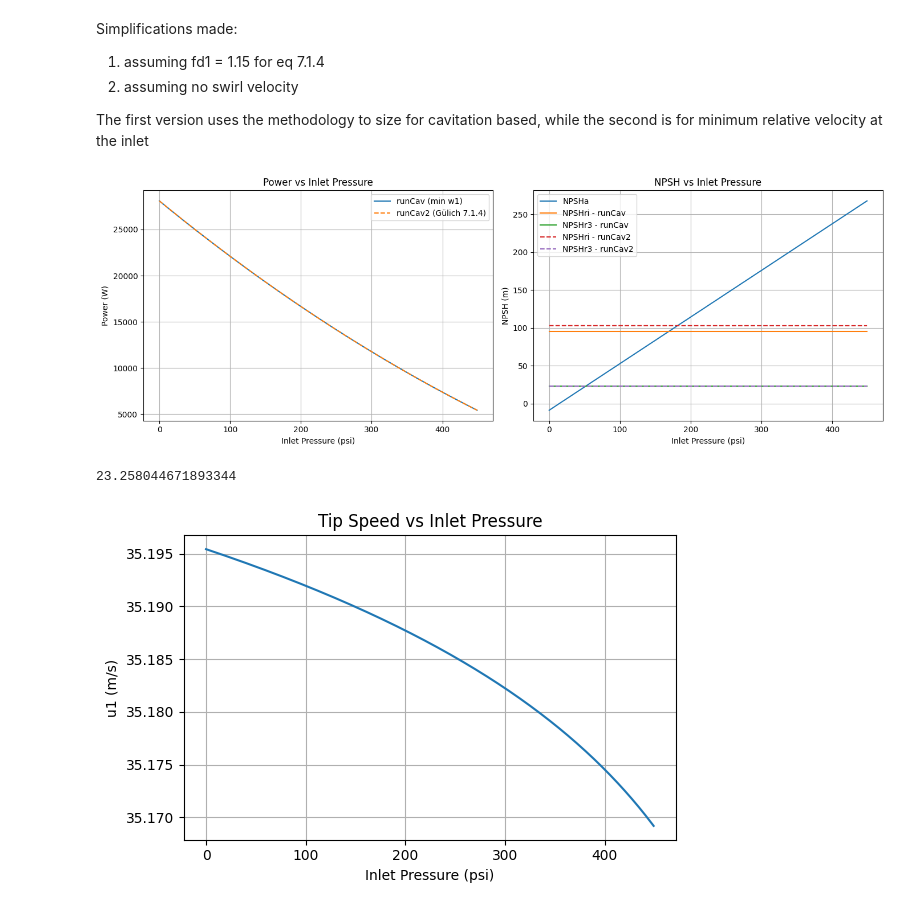
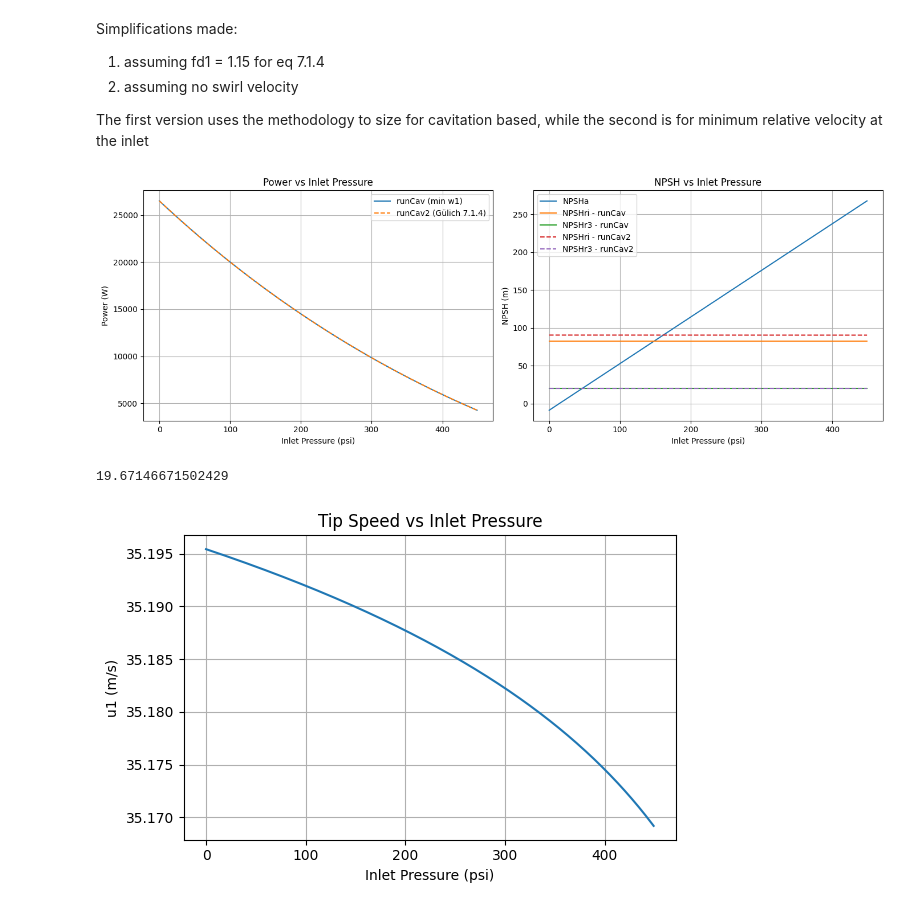
Before and after one commit to gt-space/Turbomachinery, a Jupyter notebook: EPump/EPump Cav Analysis.ipynb, the cells around one changed output. Cells and saved outputs as stored; diff of their text form; code cells hidden in the pictures.

```diff
--- a/EPump/EPump Cav Analysis.ipynb
+++ b/EPump/EPump Cav Analysis.ipynb
@@ -170,42 +170,42 @@ Simplifications made:
 The first version uses the methodology to size for cavitation based, while the second is for minimum relative velocity at the inlet
 # %%
 p_out = 600
-mdot = 3.75
+mdot = 2.5
 rpm = 22000
 
 P1, NPSHa1, NPSHri1, NPSHr3_1, inletPressure1, u1_1, u13_1 = runCav(p_out, mdot, rpm)
 P2, NPSHa2, NPSHri2, NPSHr3_2, inletPressure2, u1_2, u13_2 = runCav2(p_out, mdot, rpm)
 
 fig, (ax1, ax2) = plt.subplots(1, 2, figsize=(14, 5))
 
 # Power comparison
 ax1.plot(inletPressure1, P1, label='runCav (min w1)')
 ax1.plot(inletPressure2, P2, label='runCav2 (Gülich 7.1.4)', linestyle='--')
 ax1.set_xlabel('Inlet Pressure (psi)')
 ax1.set_ylabel('Power (W)')
 ax1.set_title('Power vs Inlet Pressure')
 ax1.legend()
 ax1.grid(True)
 
 # NPSH comparison
 ax2.plot(inletPressure1, NPSHa1, label='NPSHa')
 ax2.plot(inletPressure1, NPSHri1, label='NPSHri - runCav')
 ax2.plot(inletPressure1, NPSHr3_1, label='NPSHr3 - runCav')
 ax2.plot(inletPressure2, NPSHri2, label='NPSHri - runCav2', linestyle='--')
 ax2.plot(inletPressure2, NPSHr3_2, label='NPSHr3 - runCav2', linestyle='--')
 ax2.set_xlabel('Inlet Pressure (psi)')
 ax2.set_ylabel('NPSH (m)')
 ax2.set_title('NPSH vs Inlet Pressure')
 ax2.legend()
 ax2.grid(True)
 
 plt.tight_layout()
 plt.show()
 
 print(NPSHr3_1[0])
 # %% [output]
-[figure, old version]
+[figure, new version]
-23.258044671893344
+19.67146671502429
 # %%
 fig, ax = plt.subplots(figsize=(6, 4))
 
```
Also changed, not shown: parts of 1 cell of this notebook.
